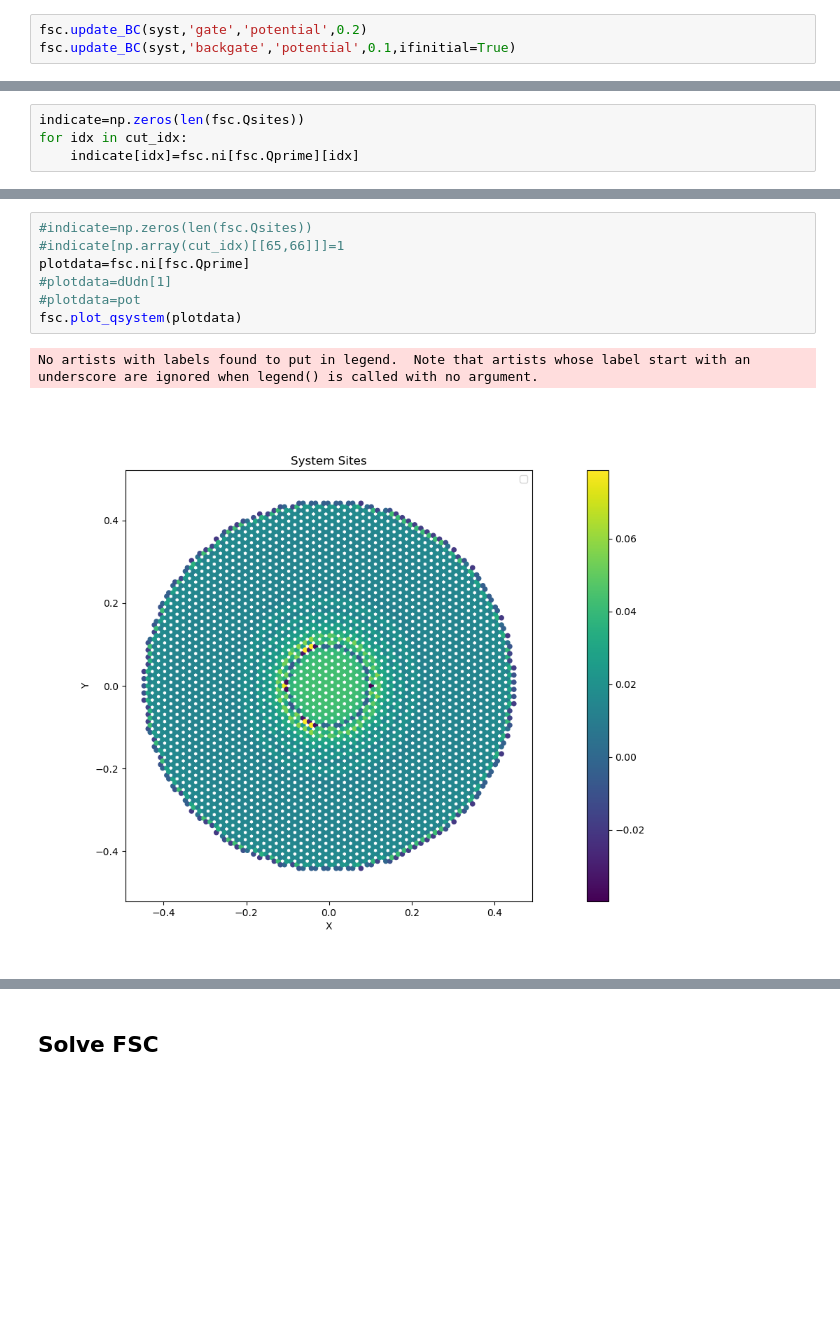
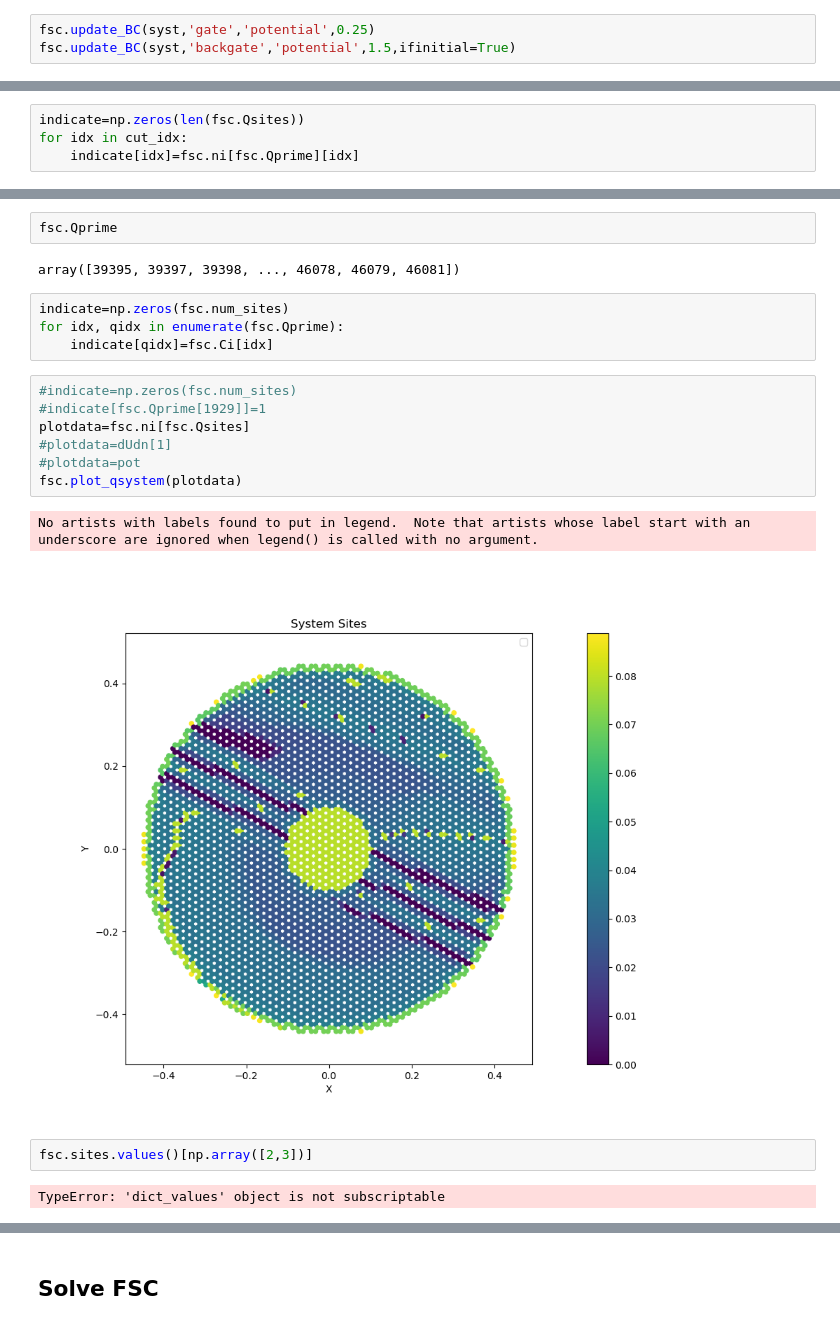
Before and after one commit to yzhaoo/EQuantum, a Jupyter notebook: dotgate.ipynb, the cells around one changed output, grey strips where cells are left out. Cells and saved outputs as stored; diff of their text form; blank space fills up the shorter version.

```diff
--- a/dotgate.ipynb
+++ b/dotgate.ipynb
@@ -103,8 +102,8 @@ fsc=FSC(syst,ifinitial=False,params=qparams)
 # %% [output]
 The quantum problem has been initialized.
 # %%
-fsc.update_BC(syst,'gate','potential',0.2)
-fsc.update_BC(syst,'backgate','potential',0.1,ifinitial=True)
+fsc.update_BC(syst,'gate','potential',0.25)
+fsc.update_BC(syst,'backgate','potential',1.5,ifinitial=True)
 # %% [output]
 The poisson problem has been initialized.
 # %% [markdown]
@@ -195,11 +209,23 @@ for idx in cut_idx:
+# %%
+fsc.Qprime
+# %% [output]
+array([39395, 39397, 39398, ..., 46078, 46079, 46081])
+# %%
+indicate=np.zeros(fsc.num_sites)
+for idx, qidx in enumerate(fsc.Qprime):
+    indicate[qidx]=fsc.Ci[idx]
 # %%
-#indicate=np.zeros(len(fsc.Qsites))
-#indicate[np.array(cut_idx)[[65,66]]]=1
-plotdata=fsc.ni[fsc.Qprime]
+#indicate=np.zeros(fsc.num_sites)
+#indicate[fsc.Qprime[1929]]=1
+plotdata=fsc.ni[fsc.Qsites]
 #plotdata=dUdn[1]
 #plotdata=pot
 fsc.plot_qsystem(plotdata)
 # %% [output]
 No artists with labels found to put in legend.  Note that artists whose label start with an underscore are ignored when legend() is called with no argument.
-[figure, old version]
+[figure, new version]
+# %%
+fsc.sites.values()[np.array([2,3])]
+# %% [output]
+TypeError: 'dict_values' object is not subscriptable
 # %%
```
Also changed, not shown: parts of 40 cells of this notebook, 7 other files.
